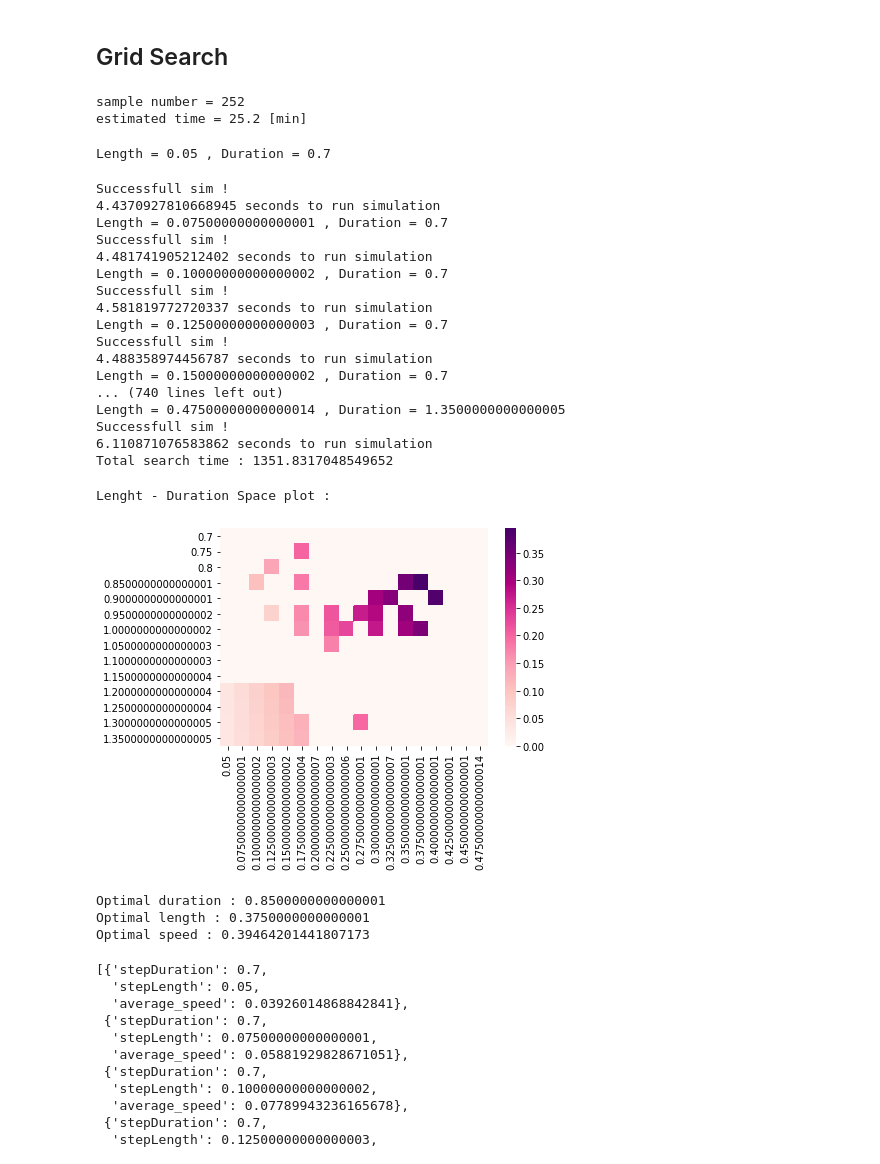
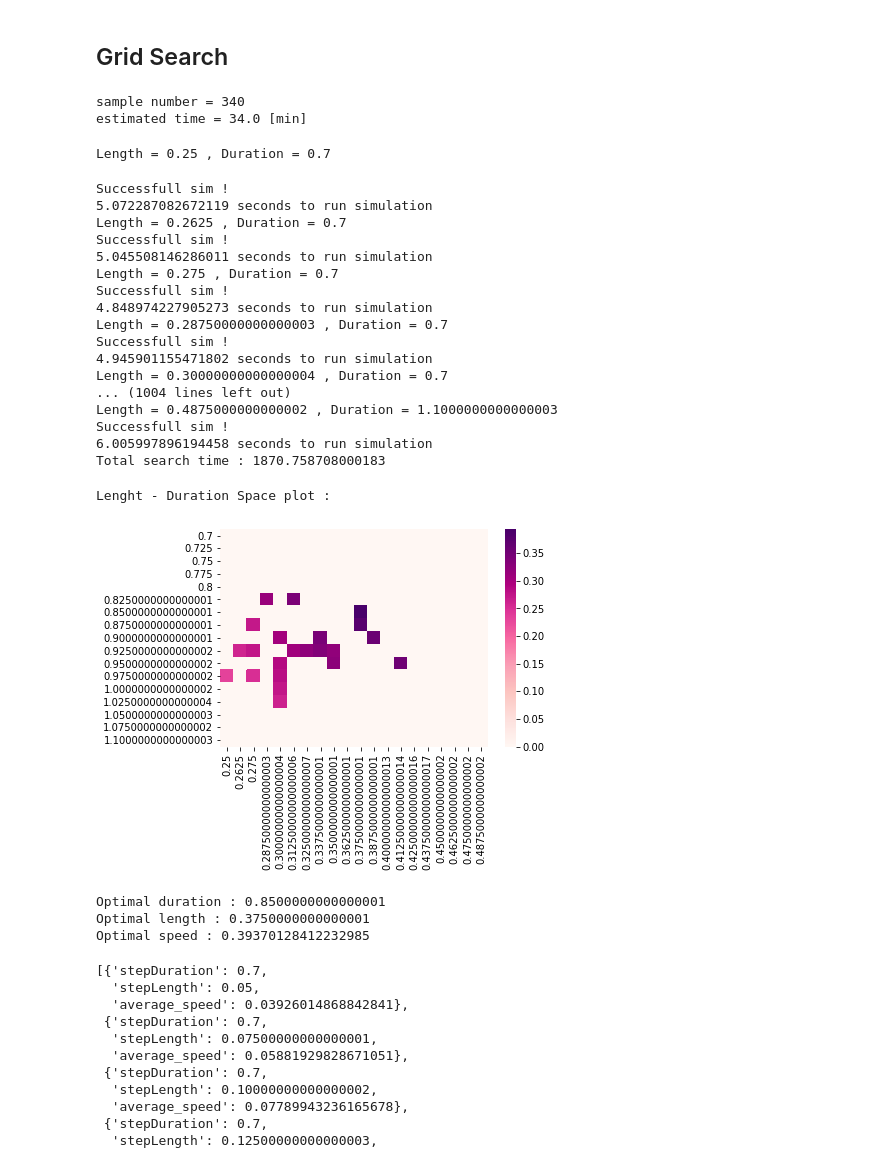
Before and after one commit to RenardDesNeiges/legged_dcm_project, a Jupyter notebook: code/optim_speed.ipynb, the cells around one changed output. Saved outputs shown, nothing was run; the diff lists cells and outputs as text; code cells hidden in the pictures.

Commit message:
nice plots

```diff
--- a/code/optim_speed.ipynb
+++ b/code/optim_speed.ipynb
@@ -42,7 +43,7 @@ def grade(pos,vel,delta_time):
 # %%
 stepLength = 0.2
 stepDuration = 1.2
-vel, pos, delta_time, average_speed = run_episode(stepLength,stepDuration)
+vel, pos, delta_time, average_speed, CoT = run_episode(stepLength,stepDuration)
 print("average speed = " + str(average_speed))
 filename = "result_example.pickle"
 
@@ -50,6 +51,7 @@ result = {
     "stepDuration" : stepDuration,
     "stepLength" : stepLength,
     "average_speed" : average_speed,
+    "CoT" : CoT,
 }
 
 with open(filename, 'wb') as handle:
@@ -78,0 +81,8 @@ Successfull sim !
+# %%
+stepDuration =  0.8500000000000001
+stepLength = 0.3750000000000001
+
+vel, pos, delta_time, average_speed, CoT = run_episode(stepLength,stepDuration)
+
+print("Speed = " + str(average_speed) )
+print("Improvement = " + str(average_speed/original_speed) )
@@ -100,8 +115,8 @@ print(pos[-1,2])
 # %% [markdown]
 ## Grid Search
 # %%
-stepDurationSpace=np.arange(0.7,1.4,0.05)
-stepLengthSpace=np.arange(0.05,0.5,0.025)
+stepDurationSpace=np.arange(0.7,1.1,0.025)
+stepLengthSpace=np.arange(0.25,0.5,0.0125)
 
 sample_number = len(stepDurationSpace) * len(stepLengthSpace)
 est_time = 6 * sample_number
@@ -109,8 +124,8 @@ est_time = 6 * sample_number
 print("sample number = " + str(sample_number))
 print("estimated time = " + str(est_time/60) + " [min]")
 # %% [output]
-sample number = 252
-estimated time = 25.2 [min]
+sample number = 340
+estimated time = 34.0 [min]
 # %%
 results = []
 
@@ -119,70 +134,74 @@ t0 = time.time()
 for duration in stepDurationSpace:
     for length in stepLengthSpace:
         print("Length = "  + str(length) + " , Duration = " + str(duration) )
-        vel, pos, delta_time, average_speed = run_episode(length,duration)
+        vel, pos, delta_time, average_speed, CoT = run_episode(length,duration)
         result = {
             "stepDuration" : duration,
             "stepLength" : length,
             "average_speed" : average_speed,
+            "CoT" : CoT,
         }
         results.append(result)
 
 sim_time = time.time() - t0
 print("Total search time : " + str(sim_time))
 
-filename = "RESULTS.npy"
+filename = "RESULTS_1.npy"
 with open(filename, 'wb') as handle:
-    pickle.dump(filename, handle, protocol=pickle.HIGHEST_PROTOCOL)
+    pickle.dump(results, handle, protocol=pickle.HIGHEST_PROTOCOL)
 # %% [output]
-Length = 0.05 , Duration = 0.7
+Length = 0.25 , Duration = 0.7
 Successfull sim !
-4.4370927810668945 seconds to run simulation
-Length = 0.07500000000000001 , Duration = 0.7
+5.072287082672119 seconds to run simulation
+Length = 0.2625 , Duration = 0.7
 Successfull sim !
-4.481741905212402 seconds to run simulation
-Length = 0.10000000000000002 , Duration = 0.7
+5.045508146286011 seconds to run simulation
+Length = 0.275 , Duration = 0.7
 Successfull sim !
-4.581819772720337 seconds to run simulation
-Length = 0.12500000000000003 , Duration = 0.7
+4.848974227905273 seconds to run simulation
+Length = 0.28750000000000003 , Duration = 0.7
 Successfull sim !
-4.488358974456787 seconds to run simulation
-Length = 0.15000000000000002 , Duration = 0.7
-... (740 lines left out)
-Length = 0.47500000000000014 , Duration = 1.3500000000000005
+4.945901155471802 seconds to run simulation
+Length = 0.30000000000000004 , Duration = 0.7
+... (1004 lines left out)
+Length = 0.4875000000000002 , Duration = 1.1000000000000003
 Successfull sim !
-6.110871076583862 seconds to run simulation
-Total search time : 1351.8317048549652
+6.005997896194458 seconds to run simulation
+Total search time : 1870.758708000183
 # %%
-import seaborn as sns
+filename = "RESULTS_1.npy"
+
+with open(filename, 'rb') as handle:
+    result_dump = pickle.load(handle)
 
 out = np.zeros((len(stepDurationSpace),len(stepLengthSpace)))
 for d in range(len(stepDurationSpace)):
     for l in range(len(stepLengthSpace)):
         i = l + d * len(stepLengthSpace)
         out[d,l] = results[i]['average_speed']
 
 ax = sns.heatmap(out, cmap="RdPu", yticklabels=stepDurationSpace, xticklabels=stepLengthSpace)
 
 
 print("Lenght - Duration Space plot : ")
 plt.show()
 
 max_s = 0
 for r in results:
     if r['average_speed'] > max_s:
         max_s = r['average_speed']
         opt_length = r['stepLength']
         opt_duration = r['stepDuration']
 
 print("Optimal duration : " + str(opt_duration))
 print("Optimal length : " + str(opt_length))
 print("Optimal speed : " + str(max_s))
 # %% [output]
 Lenght - Duration Space plot :
-[figure, old version]
+[figure, new version]
 Optimal duration : 0.8500000000000001
 Optimal length : 0.3750000000000001
-Optimal speed : 0.39464201441807173
+Optimal speed : 0.39370128412232985
 # %%
 results
 # %% [output]
```
Also changed, not shown: parts of 9 cells of this notebook, 8 other files.
